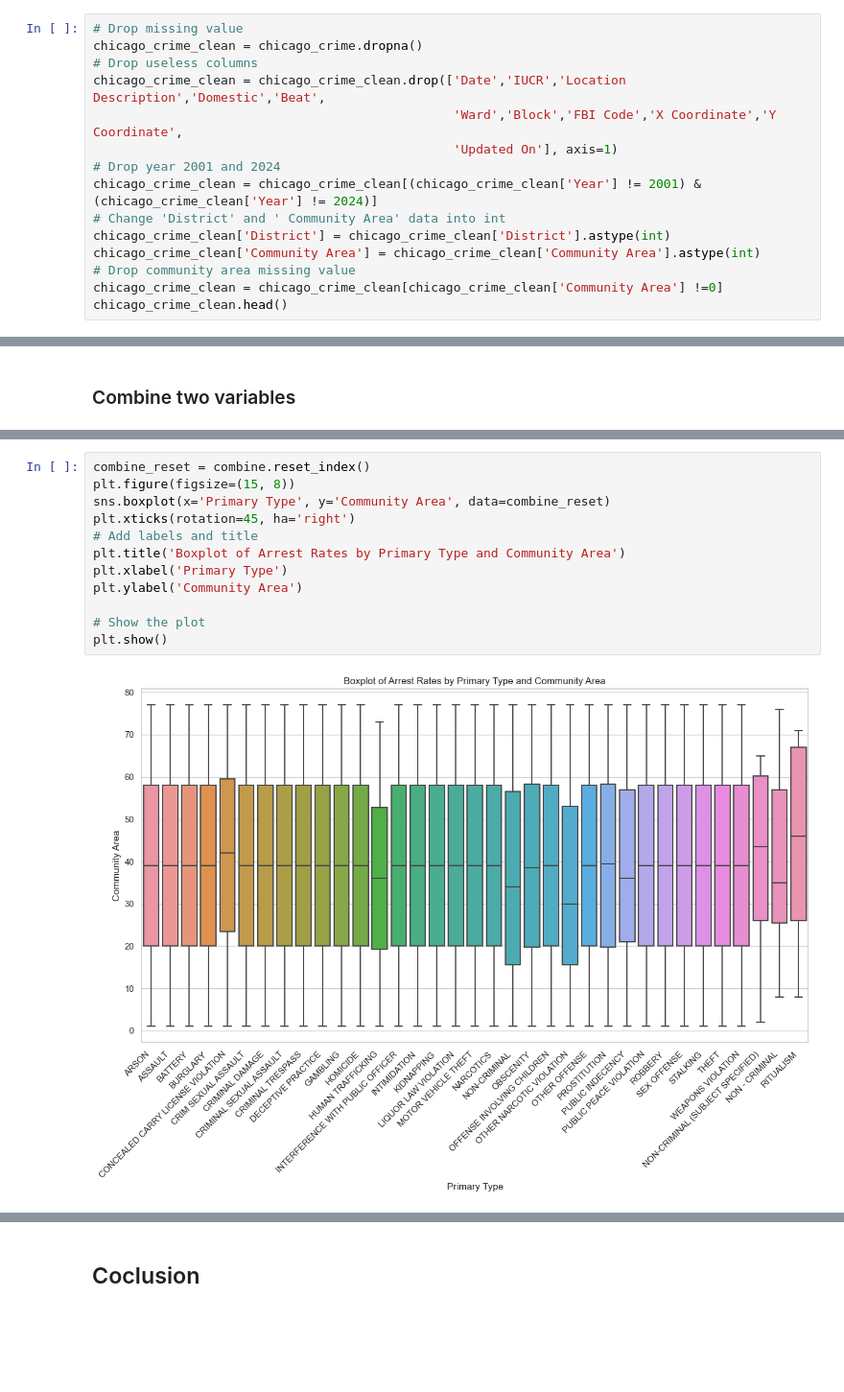
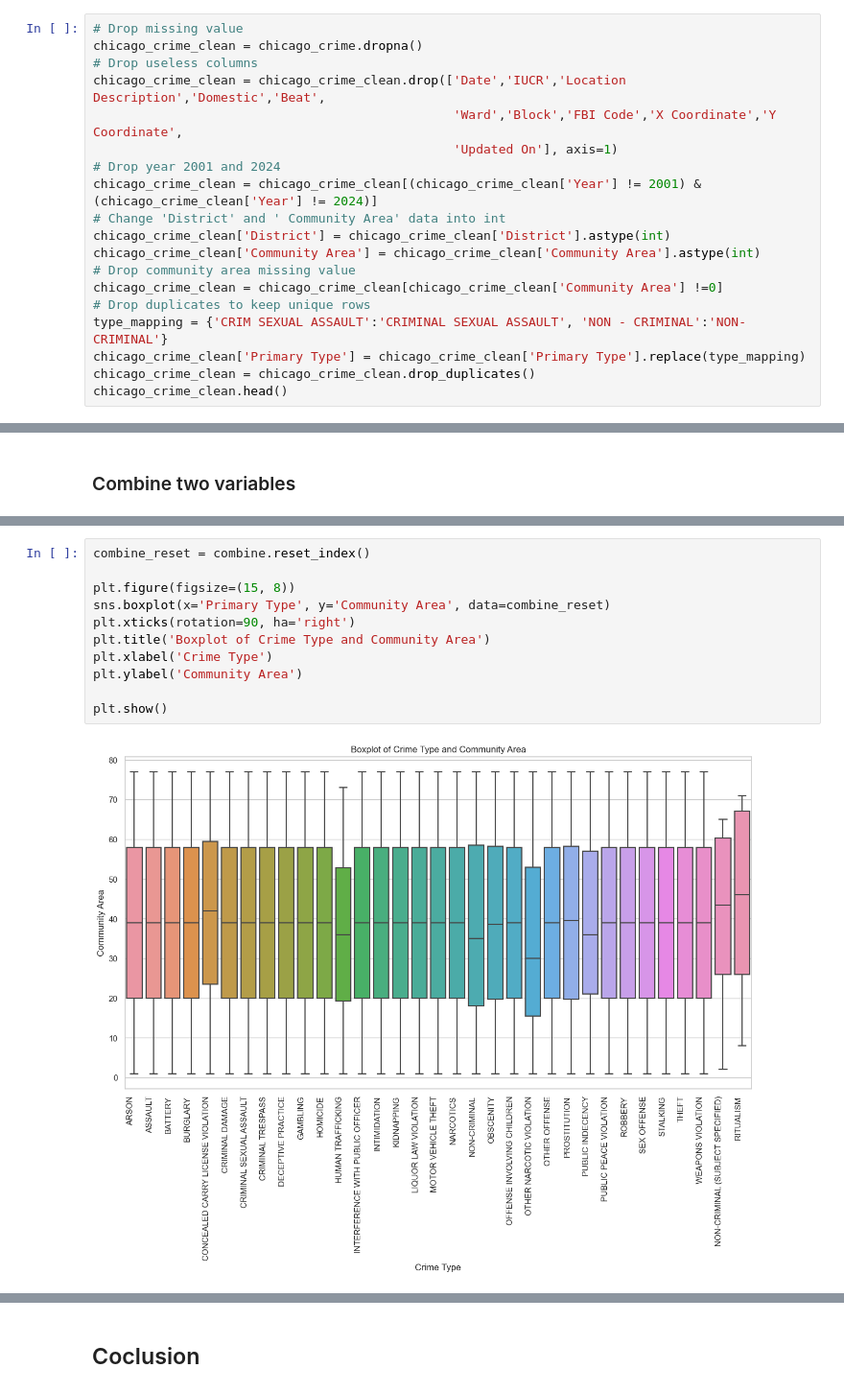
Before and after one commit to XingyuWang06/ECO225Project, a Jupyter notebook: Project1.ipynb, the cells around one changed output, grey strips where cells are left out. Shown at 96% size. Cells and saved outputs as stored; diff of their text form; blank space fills up the shorter version.

```diff
--- a/Project1.ipynb
+++ b/Project1.ipynb
@@ -37,6 +37,10 @@ chicago_crime_clean['District'] = chicago_crime_clean['District'].astype(int)
 chicago_crime_clean['Community Area'] = chicago_crime_clean['Community Area'].astype(int)
 # Drop community area missing value
 chicago_crime_clean = chicago_crime_clean[chicago_crime_clean['Community Area'] !=0]
+# Drop duplicates to keep unique rows
+type_mapping = {'CRIM SEXUAL ASSAULT':'CRIMINAL SEXUAL ASSAULT', 'NON - CRIMINAL':'NON-CRIMINAL'}
+chicago_crime_clean['Primary Type'] = chicago_crime_clean['Primary Type'].replace(type_mapping)
+chicago_crime_clean = chicago_crime_clean.drop_duplicates()
 chicago_crime_clean.head()
 # %% [output]
 |  | ID | Case Number | Primary Type | Description | Arrest | District | Community Area | Year | Latitude | ... |
@@ -335,14 +337,13 @@ plt.show()
 # %%
 combine_reset = combine.reset_index()
+
 plt.figure(figsize=(15, 8))
 sns.boxplot(x='Primary Type', y='Community Area', data=combine_reset)
-plt.xticks(rotation=45, ha='right')
-# Add labels and title
-plt.title('Boxplot of Arrest Rates by Primary Type and Community Area')
-plt.xlabel('Primary Type')
+plt.xticks(rotation=90, ha='right')
+plt.title('Boxplot of Crime Type and Community Area')
+plt.xlabel('Crime Type')
 plt.ylabel('Community Area')
 
-# Show the plot
 plt.show()
 # %% [output]
-[figure, old version]
+[figure, new version]
```
Also changed, not shown: parts of 21 cells of this notebook.
